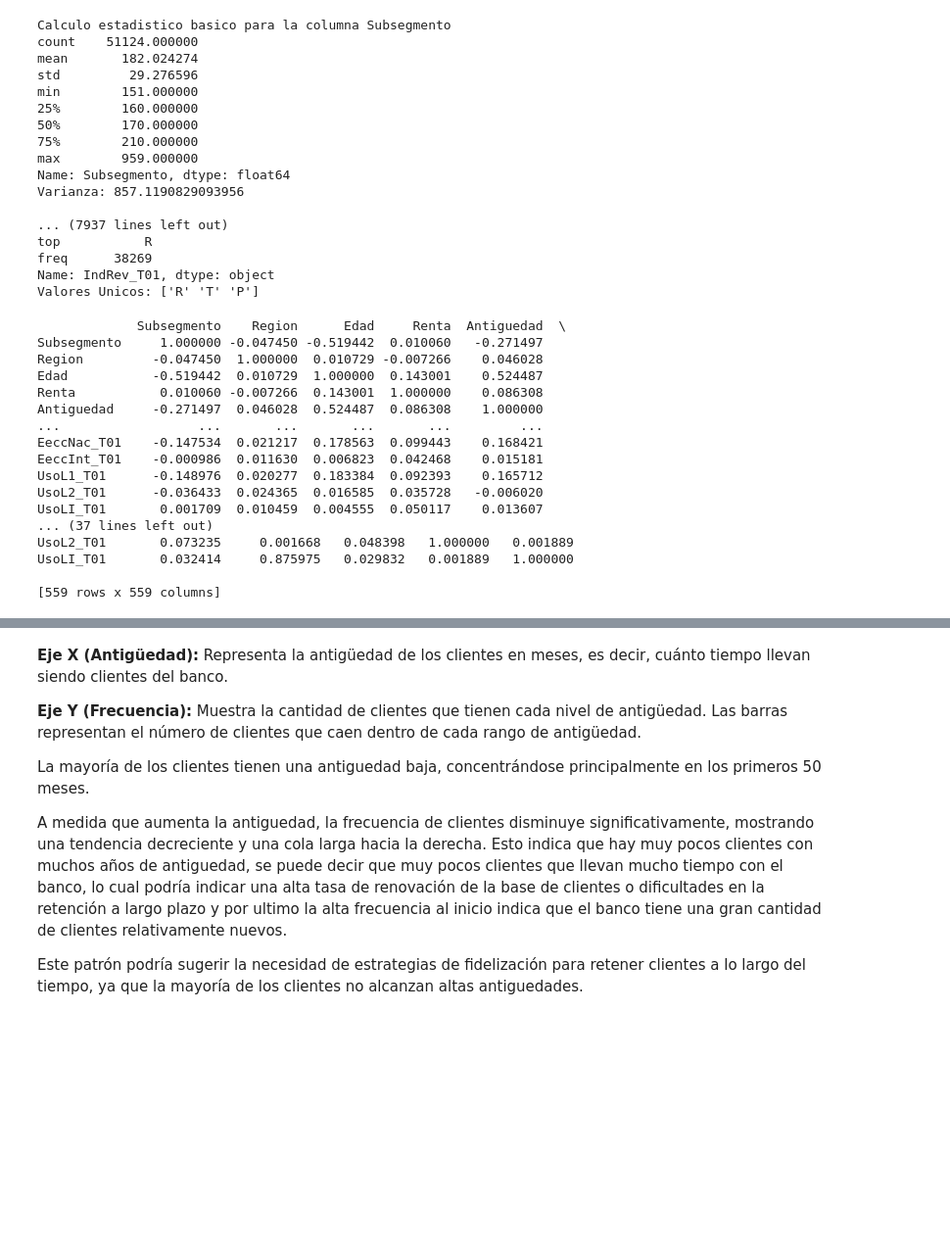
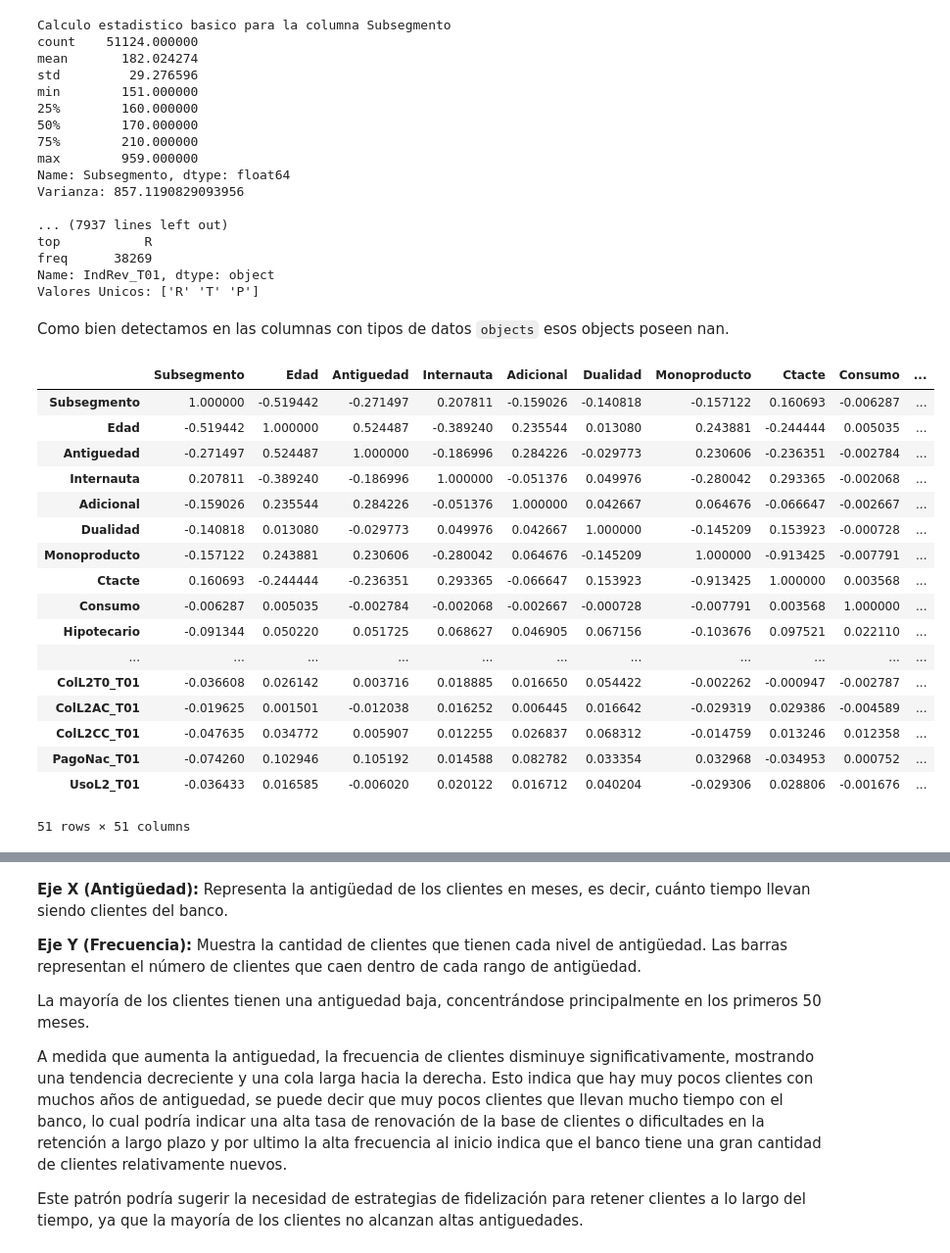
Before and after one commit to GodDoesNotPlayDice/ET-ML, a Jupyter notebook: ET1.ipynb, the cells around one changed output, grey strips where cells are left out. Shown at 98% size. Cells and saved outputs as stored; diff of their text form; code cells hidden in the pictures; blank space fills up the shorter version.

Commit message:
correlacion y algunos graficos

```diff
--- a/ET1.ipynb
+++ b/ET1.ipynb
@@ -188,25 +205,27 @@ top           R
 freq      38269
 Name: IndRev_T01, dtype: object
 Valores Unicos: ['R' 'T' 'P']
-# %%
-df_numerico = df.select_dtypes(include=['number'])
-matriz_correlacion = df_numerico.corr()
-print(matriz_correlacion)
-# %% [output]
-             Subsegmento    Region      Edad     Renta  Antiguedad  \
-Subsegmento     1.000000 -0.047450 -0.519442  0.010060   -0.271497
-Region         -0.047450  1.000000  0.010729 -0.007266    0.046028
-Edad           -0.519442  0.010729  1.000000  0.143001    0.524487
-Renta           0.010060 -0.007266  0.143001  1.000000    0.086308
-Antiguedad     -0.271497  0.046028  0.524487  0.086308    1.000000
-...                  ...       ...       ...       ...         ...
-EeccNac_T01    -0.147534  0.021217  0.178563  0.099443    0.168421
-EeccInt_T01    -0.000986  0.011630  0.006823  0.042468    0.015181
-UsoL1_T01      -0.148976  0.020277  0.183384  0.092393    0.165712
-UsoL2_T01      -0.036433  0.024365  0.016585  0.035728   -0.006020
-UsoLI_T01       0.001709  0.010459  0.004555  0.050117    0.013607
-... (37 lines left out)
-UsoL2_T01       0.073235     0.001668   0.048398   1.000000   0.001889
-UsoLI_T01       0.032414     0.875975   0.029832   0.001889   1.000000
-
-[559 rows x 559 columns]
+# %% [markdown]
+Como bien detectamos en las columnas con tipos de datos `objects` esos objects poseen nan.
+# %%
+columnas_numericas = df.select_dtypes(include=['int64']) # Aun asi pienso que deberiamos sacar las columnas que tienen descripciones
+columnas_numericas.corr()
+# %% [output]
+|  | Subsegmento | Edad | Antiguedad | Internauta | Adicional | Dualidad | Monoproducto | Ctacte | Consumo | ... |
+| Subsegmento | 1.000000 | -0.519442 | -0.271497 | 0.207811 | -0.159026 | -0.140818 | -0.157122 | 0.160693 | -0.006287 | ... |
+| Edad | -0.519442 | 1.000000 | 0.524487 | -0.389240 | 0.235544 | 0.013080 | 0.243881 | -0.244444 | 0.005035 | ... |
+| Antiguedad | -0.271497 | 0.524487 | 1.000000 | -0.186996 | 0.284226 | -0.029773 | 0.230606 | -0.236351 | -0.002784 | ... |
+| Internauta | 0.207811 | -0.389240 | -0.186996 | 1.000000 | -0.051376 | 0.049976 | -0.280042 | 0.293365 | -0.002068 | ... |
+| Adicional | -0.159026 | 0.235544 | 0.284226 | -0.051376 | 1.000000 | 0.042667 | 0.064676 | -0.066647 | -0.002667 | ... |
+| Dualidad | -0.140818 | 0.013080 | -0.029773 | 0.049976 | 0.042667 | 1.000000 | -0.145209 | 0.153923 | -0.000728 | ... |
+| Monoproducto | -0.157122 | 0.243881 | 0.230606 | -0.280042 | 0.064676 | -0.145209 | 1.000000 | -0.913425 | -0.007791 | ... |
+| Ctacte | 0.160693 | -0.244444 | -0.236351 | 0.293365 | -0.066647 | 0.153923 | -0.913425 | 1.000000 | 0.003568 | ... |
+| Consumo | -0.006287 | 0.005035 | -0.002784 | -0.002068 | -0.002667 | -0.000728 | -0.007791 | 0.003568 | 1.000000 | ... |
+| Hipotecario | -0.091344 | 0.050220 | 0.051725 | 0.068627 | 0.046905 | 0.067156 | -0.103676 | 0.097521 | 0.022110 | ... |
+| ... | ... | ... | ... | ... | ... | ... | ... | ... | ... | ... |
+| ColL2T0_T01 | -0.036608 | 0.026142 | 0.003716 | 0.018885 | 0.016650 | 0.054422 | -0.002262 | -0.000947 | -0.002787 | ... |
+| ColL2AC_T01 | -0.019625 | 0.001501 | -0.012038 | 0.016252 | 0.006445 | 0.016642 | -0.029319 | 0.029386 | -0.004589 | ... |
+| ColL2CC_T01 | -0.047635 | 0.034772 | 0.005907 | 0.012255 | 0.026837 | 0.068312 | -0.014759 | 0.013246 | 0.012358 | ... |
+| PagoNac_T01 | -0.074260 | 0.102946 | 0.105192 | 0.014588 | 0.082782 | 0.033354 | 0.032968 | -0.034953 | 0.000752 | ... |
+| UsoL2_T01 | -0.036433 | 0.016585 | -0.006020 | 0.020122 | 0.016712 | 0.040204 | -0.029306 | 0.028806 | -0.001676 | ... |
+51 rows × 51 columns
```
Also changed, not shown: parts of 7 cells of this notebook.
